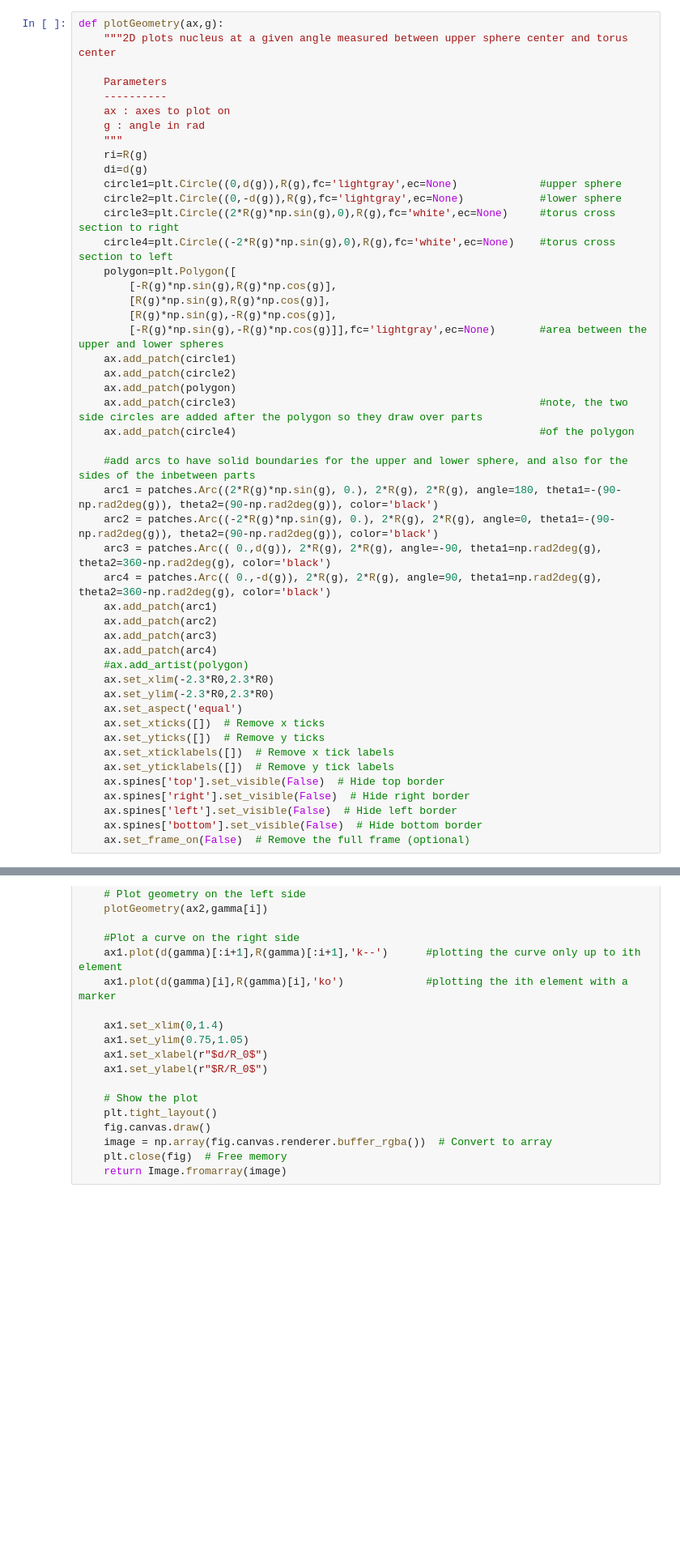
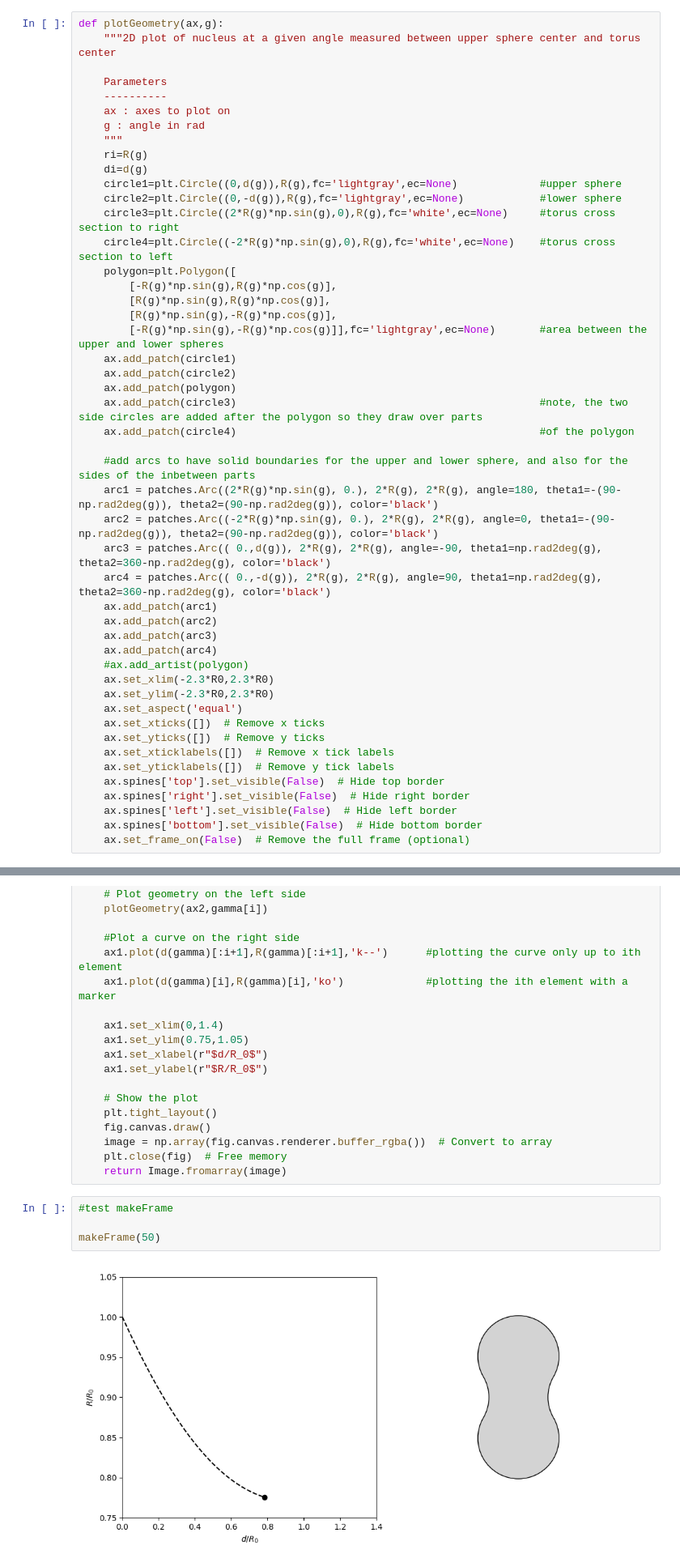
Before and after one commit to ezsolti/nephythings, a Jupyter notebook: FissionBarrierPlot-Demo.ipynb, the cells around one changed output, grey strips where cells are left out. Shown at 81% size. Cells and saved outputs as stored; diff of their text form; blank space fills up the shorter version.

Commit message:
Animation demo with test frame

```diff
--- a/FissionBarrierPlot-Demo.ipynb
+++ b/FissionBarrierPlot-Demo.ipynb
@@ -11,7 +11,7 @@ d = lambda g: 2*R(g)*np.cos(g) #distance of upper sphere from equator
 gamma=np.flip(np.linspace(np.pi/6,np.pi/2,100))    #some angle values to plot for
 # %%
 def plotGeometry(ax,g):
-    """2D plots nucleus at a given angle measured between upper sphere center and torus center
+    """2D plot of nucleus at a given angle measured between upper sphere center and torus center
 
     Parameters
     ----------
@@ -89,6 +89,12 @@ def makeFrame(i):
     image = np.array(fig.canvas.renderer.buffer_rgba())  # Convert to array
     plt.close(fig)  # Free memory
     return Image.fromarray(image)
+# %%
+#test makeFrame
+
+makeFrame(50)
+# %% [output]
+[figure, added]
 # %%
 frames = [makeFrame(i) for i in range(100)]
 
```
